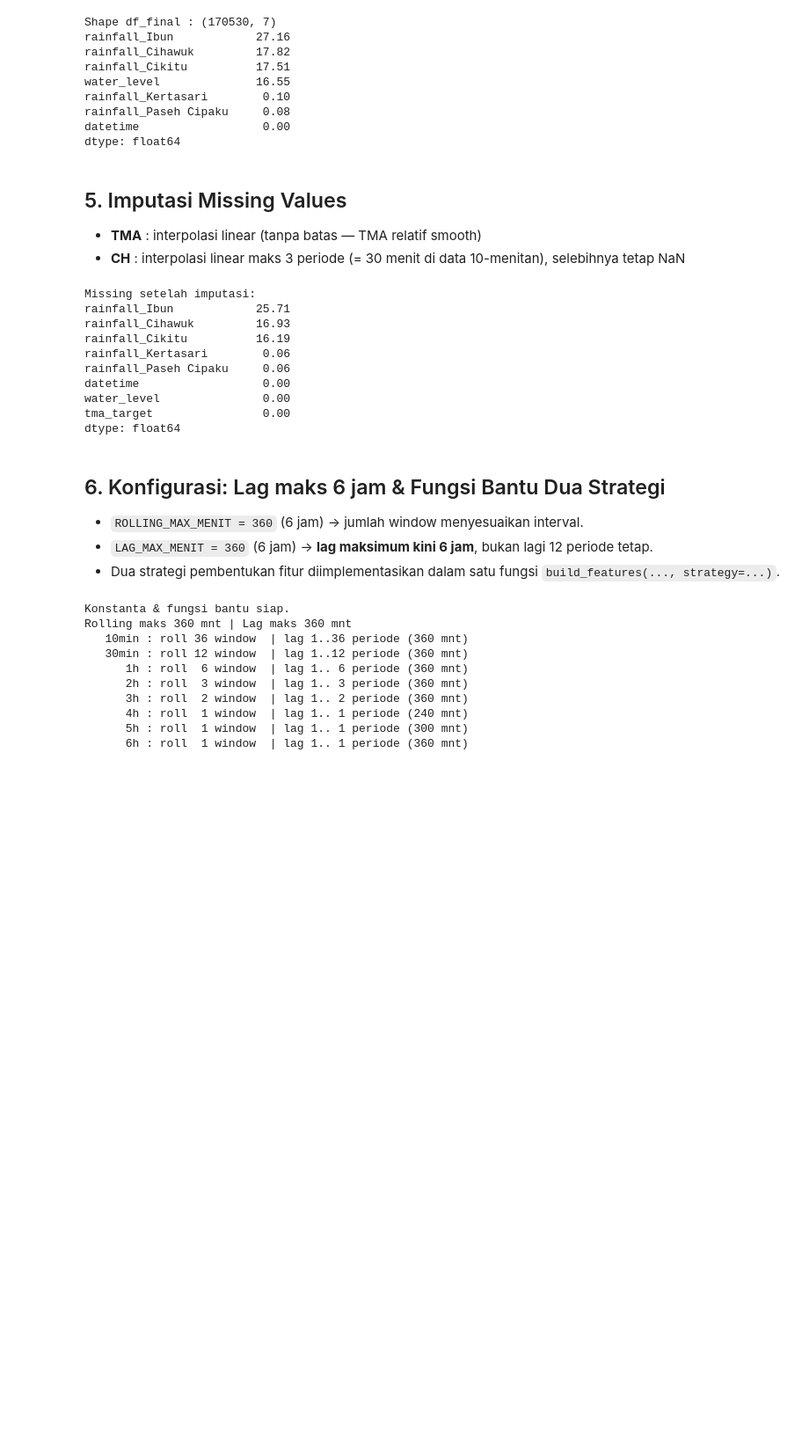
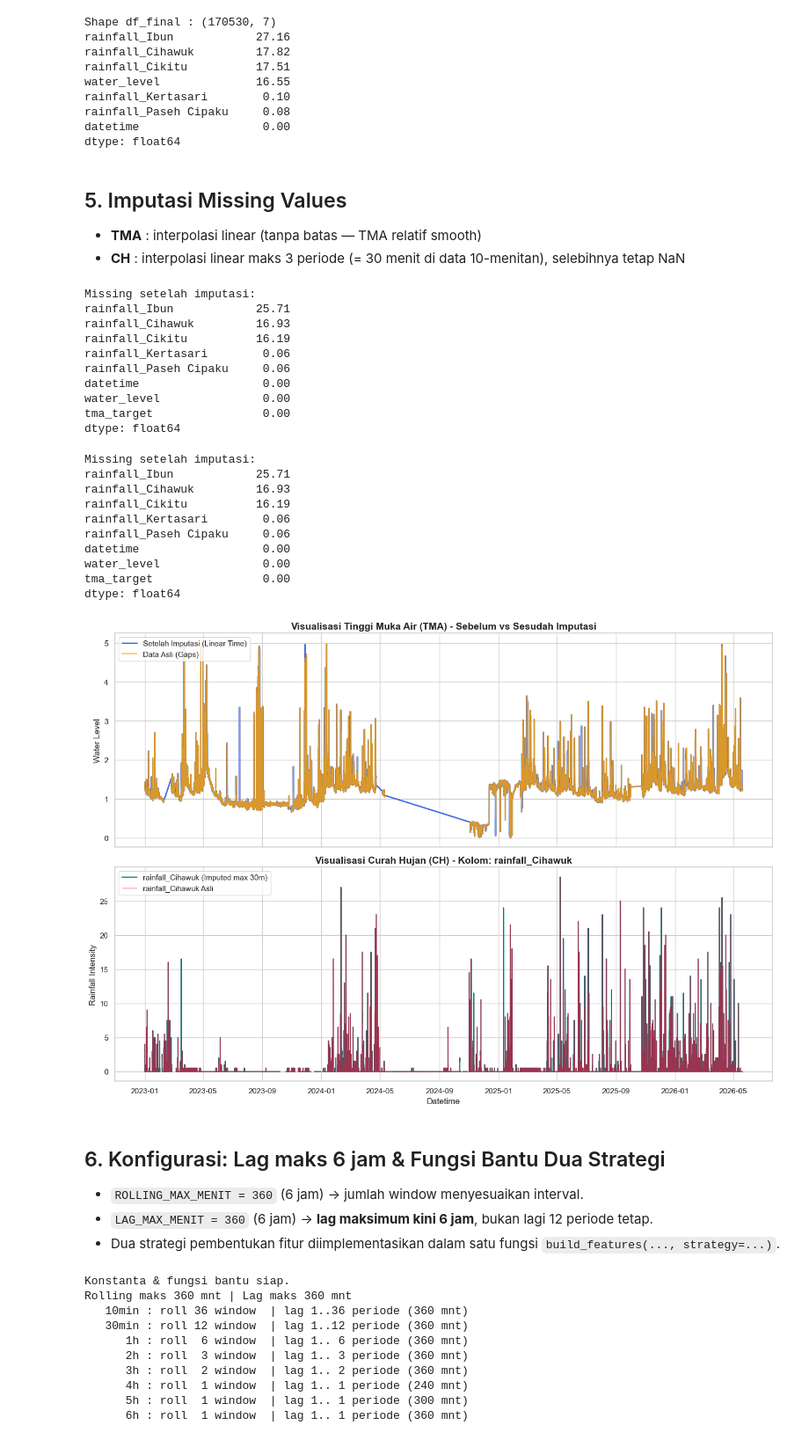
Before and after one commit to irza26/mr-flows, a Jupyter notebook: Prediksi_TMA_v3_eksperimen_lag.ipynb, the cells around one changed output. Shown at 88% size. Drawn from its saved outputs; the diff is of its cells as text; code cells hidden in the pictures; blank space fills up the shorter version.

```diff
--- a/Prediksi_TMA_v3_eksperimen_lag.ipynb
+++ b/Prediksi_TMA_v3_eksperimen_lag.ipynb
@@ -176,6 +197,71 @@ datetime                  0.00
 water_level               0.00
 tma_target                0.00
 dtype: float64
+# %%
+import matplotlib.pyplot as plt
+import seaborn as sns
+
+# ... (Kode imputasi kamu yang di atas tetap ditaruh di sini) ...
+
+print("Missing setelah imputasi:")
+print(df_imputed.isna().mean().mul(100).round(2).sort_values(ascending=False))
+
+# ─────────────────────────────────────────────────────────────
+# ── SCRIPT BARU: VISUALISASI DATA SEBELUM & SESUDAH IMPUTASI ──
+# ─────────────────────────────────────────────────────────────
+
+# Set style agar plot terlihat rapi dan scannable
+sns.set_theme(style="whitegrid")
+plt.rcParams["figure.figsize"] = (14, 10)
+
+# Kita buat 2 subplot: Atas untuk TMA, Bawah untuk Curah Hujan
+fig, (ax1, ax2) = plt.subplots(2, 1, sharex=True)
+
+# 1. Plot untuk Tinggi Muka Air (TMA)
+# Kita plot data asli (df_final) dengan warna abu-abu sebagai latar belakang,
+# lalu timpa dengan data hasil imputasi (df_imputed) untuk melihat bagian yang terisi.
+df_final_sorted = df_final.set_index("datetime").sort_index()
+df_imputed_sorted = df_imputed.set_index("datetime").sort_index()
+
+ax1.plot(df_imputed_sorted.index, df_imputed_sorted["water_level"], label="Setelah Imputasi (Linear Time)", color="royalblue", linewidth=2)
+ax1.plot(df_final_sorted.index, df_final_sorted["water_level"], label="Data Asli (Gaps)", color="orange", linewidth=1.5, alpha=0.8)
+
+ax1.set_title("Visualisasi Tinggi Muka Air (TMA) - Sebelum vs Sesudah Imputasi", fontsize=14, weight="bold")
+ax1.set_ylabel("Water Level", fontsize=12)
+ax1.legend(loc="upper left")
+
+# 2. Plot untuk Curah Hujan (CH)
+# Karena kolom curah hujan bisa ada banyak (rain_cols_raw), kita plot rata-rata atau salah satu kolom utama.
+# Di sini kita ambil rata-rata dari semua kolom hujan untuk tren makro, atau kamu bisa pilih salah satu kolom.
+if rain_cols_raw:
+    # Mengambil salah satu kolom hujan pertama sebagai representasi, atau bisa di-loop jika sedikit
+    primary_rain_col = rain_cols_raw[0]
+
+    ax2.plot(df_imputed_sorted.index, df_imputed_sorted[primary_rain_col], label=f"{primary_rain_col} (Imputed max 30m)", color="emerald" if 'emerald' in locals() else "teal", linewidth=1.5)
+    ax2.plot(df_final_sorted.index, df_final_sorted[primary_rain_col], label=f"{primary_rain_col} Asli", color="crimson", linewidth=1, alpha=0.7)
+
+    ax2.set_title(f"Visualisasi Curah Hujan (CH) - Kolom: {primary_rain_col}", fontsize=14, weight="bold")
+    ax2.set_ylabel("Rainfall Intensity", fontsize=12)
+    ax2.set_xlabel("Datetime", fontsize=12)
+    ax2.legend(loc="upper left")
+
+# Merapikan layout agar tidak tumpang tindih
+plt.tight_layout()
+
+# Tampilkan plot
+plt.show()
+# %% [output]
+Missing setelah imputasi:
+rainfall_Ibun            25.71
+rainfall_Cihawuk         16.93
+rainfall_Cikitu          16.19
+rainfall_Kertasari        0.06
+rainfall_Paseh Cipaku     0.06
+datetime                  0.00
+water_level               0.00
+tma_target                0.00
+dtype: float64
+[figure, added]
 # %% [markdown]
 ## 6. Konfigurasi: Lag maks 6 jam & Fungsi Bantu Dua Strategi
 
```
Also changed, not shown: parts of 4 cells of this notebook, 49 other files.
